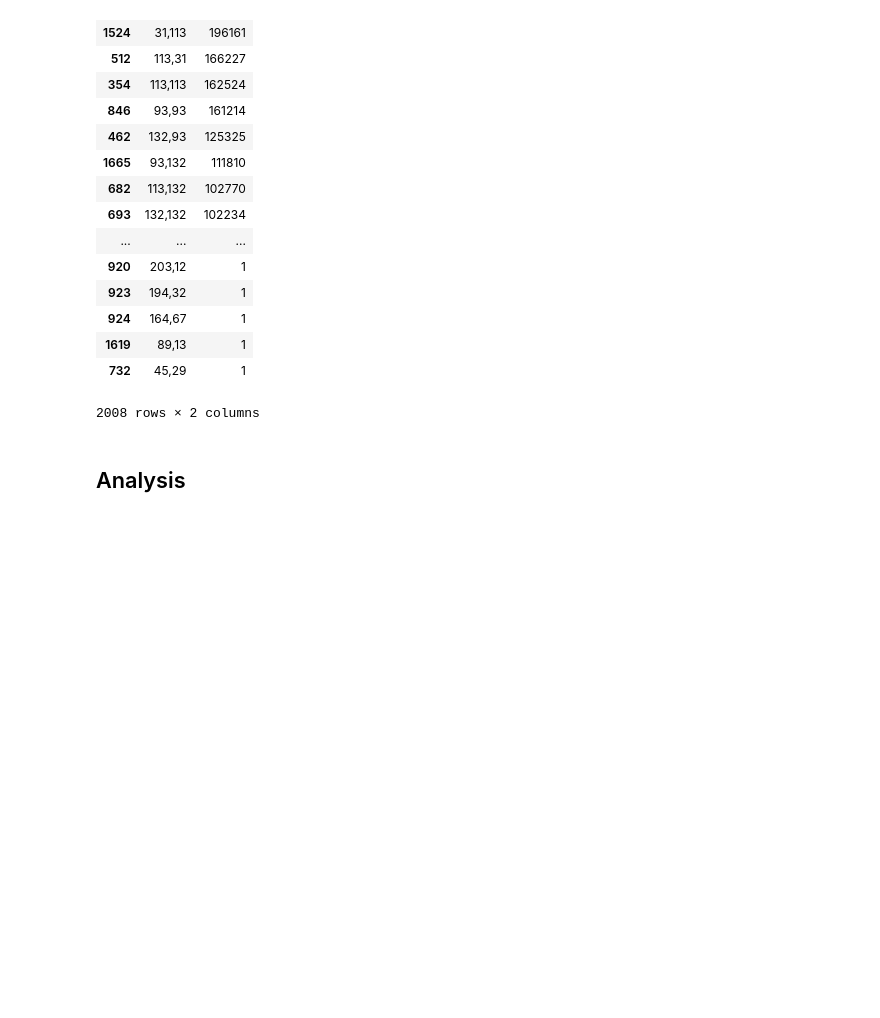
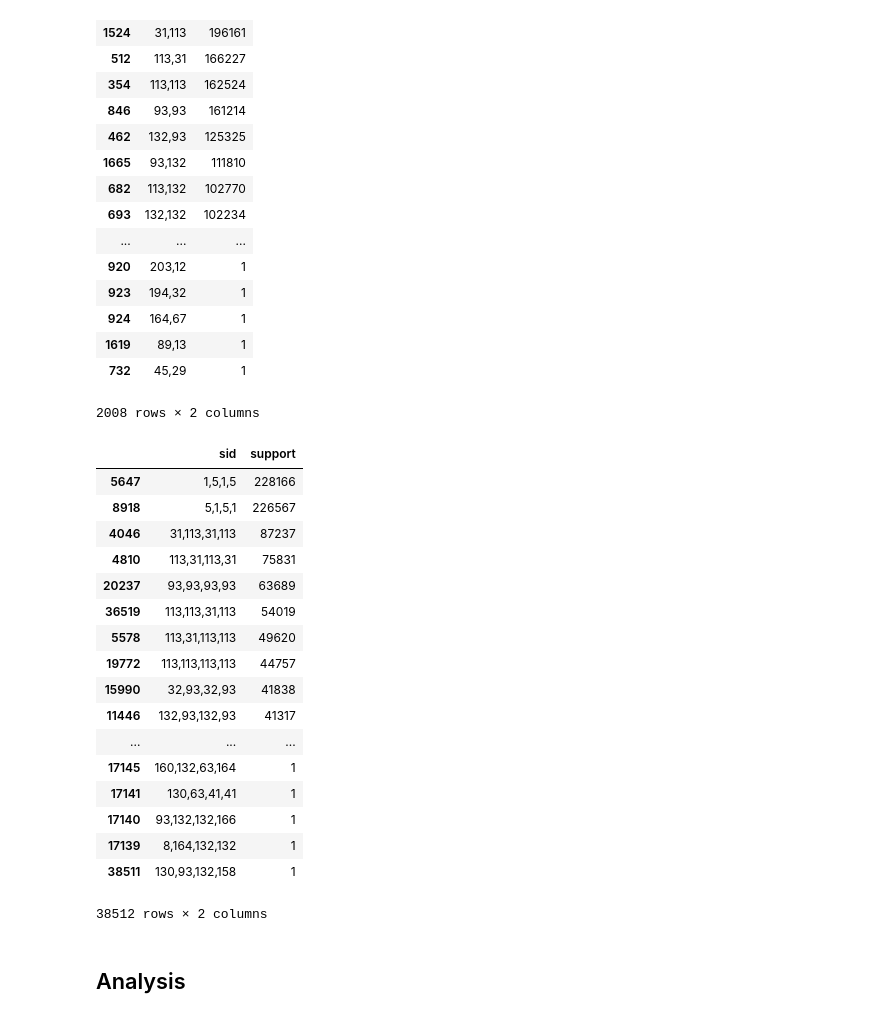
Before and after one commit to OrangeNebula/momsitter-notebook, a Jupyter notebook: 01-momsitter-sequence-analysis.ipynb, the cells around one changed output. Cells and saved outputs as stored; diff of their text form; code cells hidden in the pictures; blank space fills up the shorter version.

Commit message:
Extracted ngram

```diff
--- a/01-momsitter-sequence-analysis.ipynb
+++ b/01-momsitter-sequence-analysis.ipynb
@@ -151,5 +151,35 @@ df_ngram2.sort_values(['support'], ascending=[False])
 | 1619 | 89,13 | 1 |
 | 732 | 45,29 | 1 |
 2008 rows × 2 columns
+# %%
+ngram4 = defaultdict(int)
+
+for index, row in seq_data.iterrows():
+    ngram = extract_ngram(4, sequence_tokenize(row['SEQUENCE_PARSE']))
+    for item in ngram:
+        ngram4[item] += 1
+
+df_ngram4 = pd.DataFrame(ngram4.items(), columns=['sid', 'support'])
+# %%
+df_ngram4.sort_values(['support'], ascending=[False])
+# %% [output]
+|  | sid | support |
+| 5647 | 1,5,1,5 | 228166 |
+| 8918 | 5,1,5,1 | 226567 |
+| 4046 | 31,113,31,113 | 87237 |
+| 4810 | 113,31,113,31 | 75831 |
+| 20237 | 93,93,93,93 | 63689 |
+| 36519 | 113,113,31,113 | 54019 |
+| 5578 | 113,31,113,113 | 49620 |
+| 19772 | 113,113,113,113 | 44757 |
+| 15990 | 32,93,32,93 | 41838 |
+| 11446 | 132,93,132,93 | 41317 |
+| ... | ... | ... |
+| 17145 | 160,132,63,164 | 1 |
+| 17141 | 130,63,41,41 | 1 |
+| 17140 | 93,132,132,166 | 1 |
+| 17139 | 8,164,132,132 | 1 |
+| 38511 | 130,93,132,158 | 1 |
+38512 rows × 2 columns
 # %% [markdown]
 ## Analysis
```
